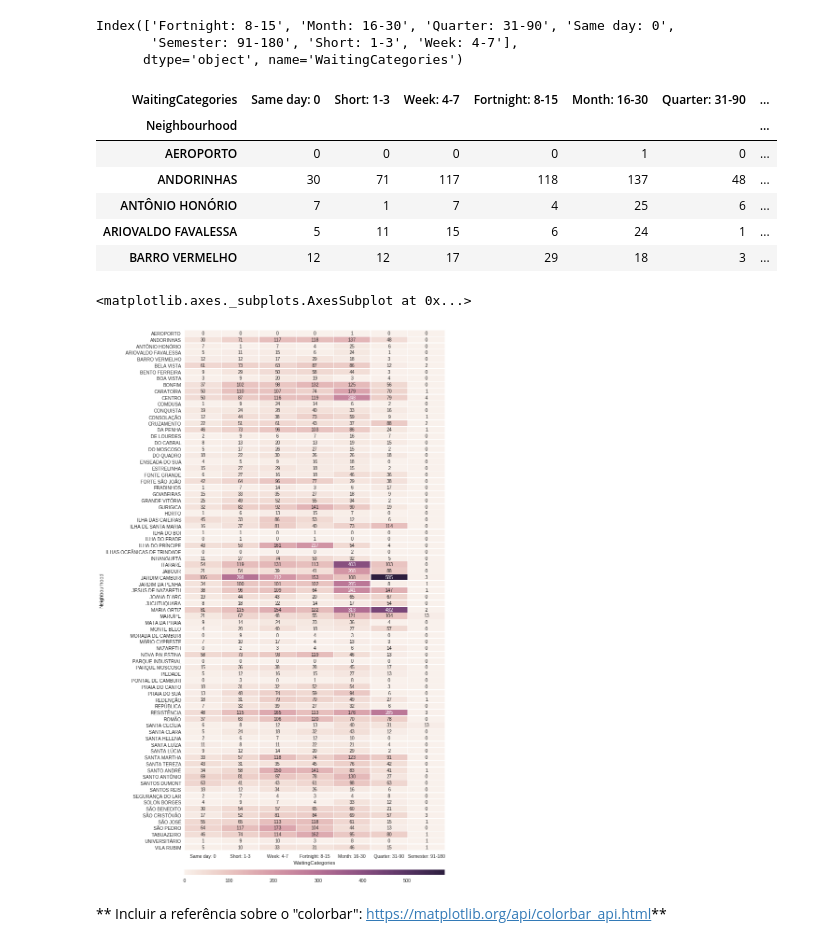
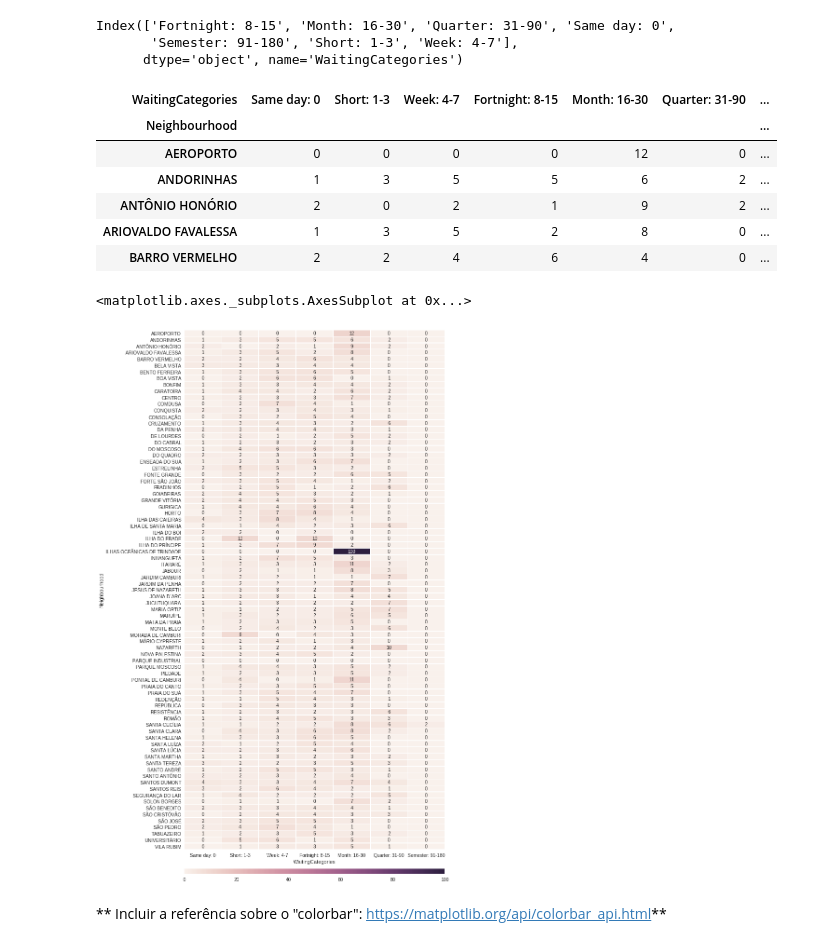
Before and after one commit to tbnsilveira/DAND-IntroDataAnalysis, a Jupyter notebook: tbnsilveira_Project01_InvestigateDataset.ipynb, the cells around one changed output. Drawn from its saved outputs; the diff is of its cells as text; code cells hidden in the pictures.

Commit message:
Data wrangling: removing "Ilhas Trindade" neighborhood from dataset

```diff
--- a/tbnsilveira_Project01_InvestigateDataset.ipynb
+++ b/tbnsilveira_Project01_InvestigateDataset.ipynb
@@ -437,0 +440,2 @@ array(['AEROPORTO', 'ANDORINHAS', 'ANTÔNIO HONÓRIO', 'ARIOVALDO FAVALESSA',
+# %%
+dataset.drop(dataset[dataset['Neighbourhood'] == 'ILHAS OCEÂNICAS DE TRINDADE'].index, inplace=True)
@@ -795,7 +781,7 @@ neighbors.describe()['Age']
 # %%
 ## Using the pandas.groupby() method to produce a pivot table:
-neighbors = dataset.groupby(by=['Neighbourhood','No_show']).WaitingCategories.value_counts().sort_index()
-neighbors.head(8)
+neighbors_II = dataset.groupby(by=['Neighbourhood','No_show']).WaitingCategories.value_counts().sort_index()
+neighbors_II.head(8)
 # %% [output]
 Neighbourhood  No_show  WaitingCategories
 AEROPORTO      No       Month: 16-30           1
@@ -1000,3 +796,13 @@ fantInt = fantastic.astype('int64')
+# %%
+## Manipulating the data:
+neighbors_II = neighbors_II.unstack(1).unstack()  #Converting the groupby object into a dataset
+neighbors_II.fillna(value=0, inplace=True)  #Replacing NaN values by zero
+neighbors_II = df_row_normalize(neighbors_II)  #Normalizing its values by the total of each row
+neighbors_II = neighbors_II['Yes']  #Keeping only the values related to the absence
+## Converting the normalized float values to percentual int values:
+neighbors_II = (neighbors_II*100).astype('int64')
+#neighbors_II = neighbors_II.astype('int64')  #Converting the float values to int64
+neighbors_II = neighbors_II.reindex(columns=['Same day: 0', 'Short: 1-3', 'Week: 4-7', 'Fortnight: 8-15', 'Month: 16-30', 'Quarter: 31-90', 'Semester: 91-180'])
 # %%
 fantInt.columns
 # %% [output]
@@ -1020,22 +826,22 @@ Index(['Fortnight: 8-15', 'Month: 16-30', 'Quarter: 31-90', 'Same day: 0',
 fantInt.columns = ['4. Fortnight', '5. Month', '6. Quarter', '1. Same day',
        '7. Semester', '2. Short', '3. Week']
 # %%
-fantInt.head(5)
+neighbors_II.head(5)
 # %% [output]
 | WaitingCategories | Same day: 0 | Short: 1-3 | Week: 4-7 | Fortnight: 8-15 | Month: 16-30 | Quarter: 31-90 | ... |
 | Neighbourhood |  |  |  |  |  |  | ... |
-| AEROPORTO | 0 | 0 | 0 | 0 | 1 | 0 | ... |
-| ANDORINHAS | 30 | 71 | 117 | 118 | 137 | 48 | ... |
-| ANTÔNIO HONÓRIO | 7 | 1 | 7 | 4 | 25 | 6 | ... |
-| ARIOVALDO FAVALESSA | 5 | 11 | 15 | 6 | 24 | 1 | ... |
-| BARRO VERMELHO | 12 | 12 | 17 | 29 | 18 | 3 | ... |
+| AEROPORTO | 0 | 0 | 0 | 0 | 12 | 0 | ... |
+| ANDORINHAS | 1 | 3 | 5 | 5 | 6 | 2 | ... |
+| ANTÔNIO HONÓRIO | 2 | 0 | 2 | 1 | 9 | 2 | ... |
+| ARIOVALDO FAVALESSA | 1 | 3 | 5 | 2 | 8 | 0 | ... |
+| BARRO VERMELHO | 2 | 2 | 4 | 6 | 4 | 0 | ... |
 # %%
 # Draw a heatmap with the numeric values in each cell
 f, ax = plt.subplots(figsize=(10, 25))
-sns.heatmap(fantInt, annot=True, fmt='d', linewidths=.3, ax=ax, cbar_kws={'orientation':"horizontal", 'pad':0.03, 'aspect':50})
+sns.heatmap(neighbors_II, annot=True, fmt='d', linewidths=.3, ax=ax, cbar_kws={'orientation':"horizontal", 'pad':0.03, 'aspect':50})
 # %% [output]
 <matplotlib.axes._subplots.AxesSubplot at 0x...>
-[figure, old version]
+[figure, new version]
 # %% [markdown]
 ** Incluir a referência sobre o "colorbar": https://matplotlib.org/api/colorbar_api.html**
 # %% [markdown]
```
Also changed, not shown: parts of 26 cells of this notebook.
